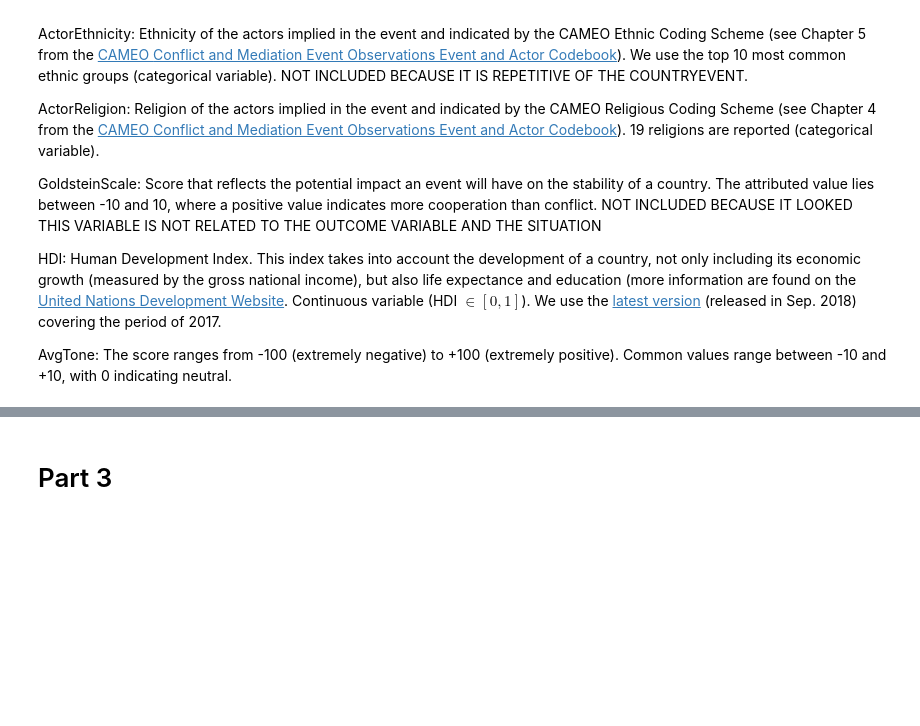
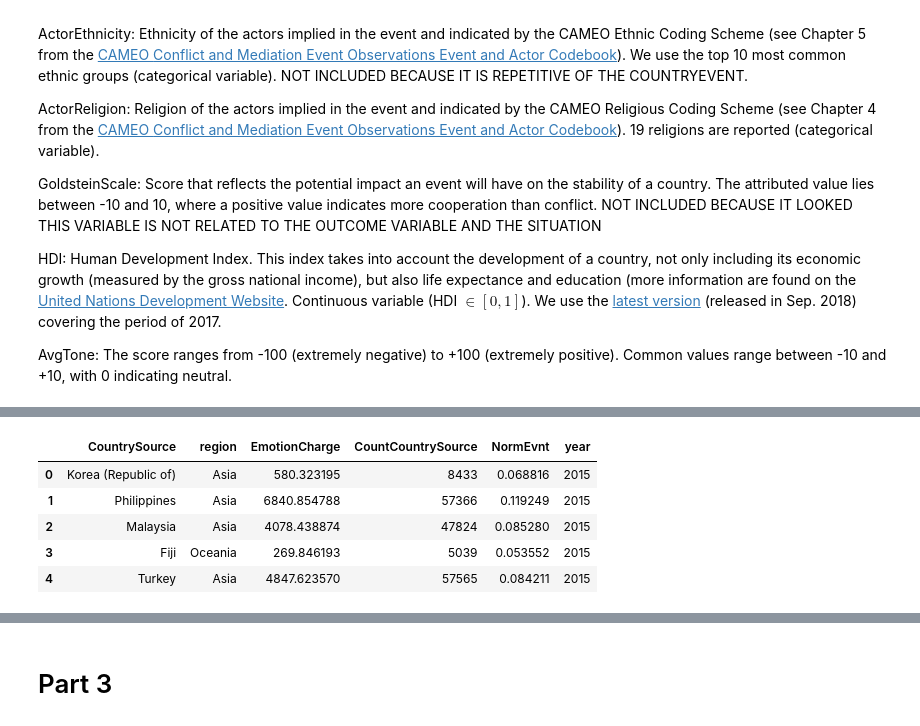
Before and after one commit to Abranchini/ADA_Project, a Jupyter notebook: src/Final_Notebook.ipynb, the cells around one changed output, grey strips where cells are left out. Saved outputs shown, nothing was run; the diff lists cells and outputs as text; code cells hidden in the pictures; blank space fills up the shorter version.

```diff
--- a/src/Final_Notebook.ipynb
+++ b/src/Final_Notebook.ipynb
@@ -667,0 +658,11 @@ Emotions_dictionary.tail()
+# %%
+All_df = concat_parquets_info("../data/Gdelt/Q4_parquets_csv_wReg")
+# %%
+All_df.head()
+# %% [output]
+|  | CountrySource | region | EmotionCharge | CountCountrySource | NormEvnt | year |
+| 0 | Korea (Republic of) | Asia | 580.323195 | 8433 | 0.068816 | 2015 |
+| 1 | Philippines | Asia | 6840.854788 | 57366 | 0.119249 | 2015 |
+| 2 | Malaysia | Asia | 4078.438874 | 47824 | 0.085280 | 2015 |
+| 3 | Fiji | Oceania | 269.846193 | 5039 | 0.053552 | 2015 |
+| 4 | Turkey | Asia | 4847.623570 | 57565 | 0.084211 | 2015 |
```
Also changed, not shown: parts of 50 cells of this notebook, 2 other files.
